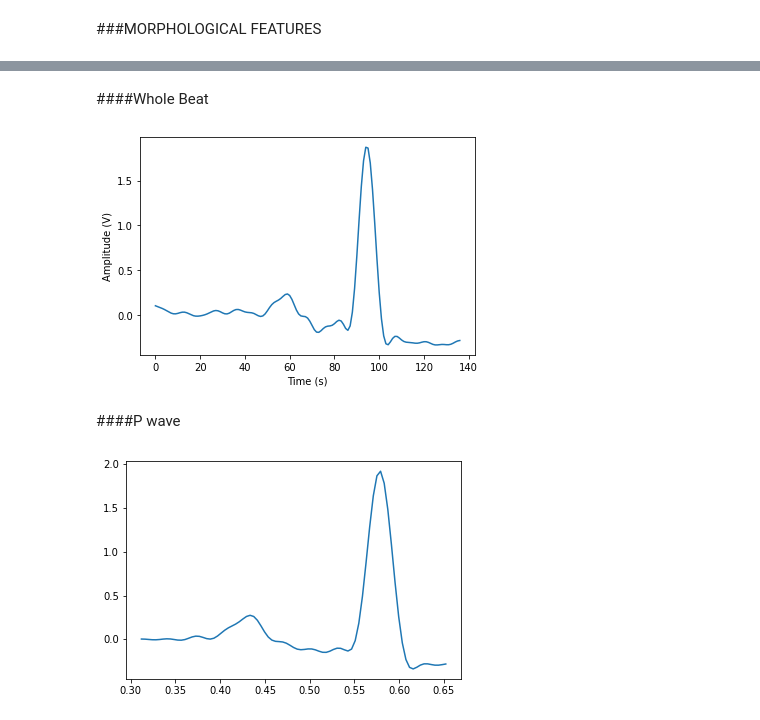
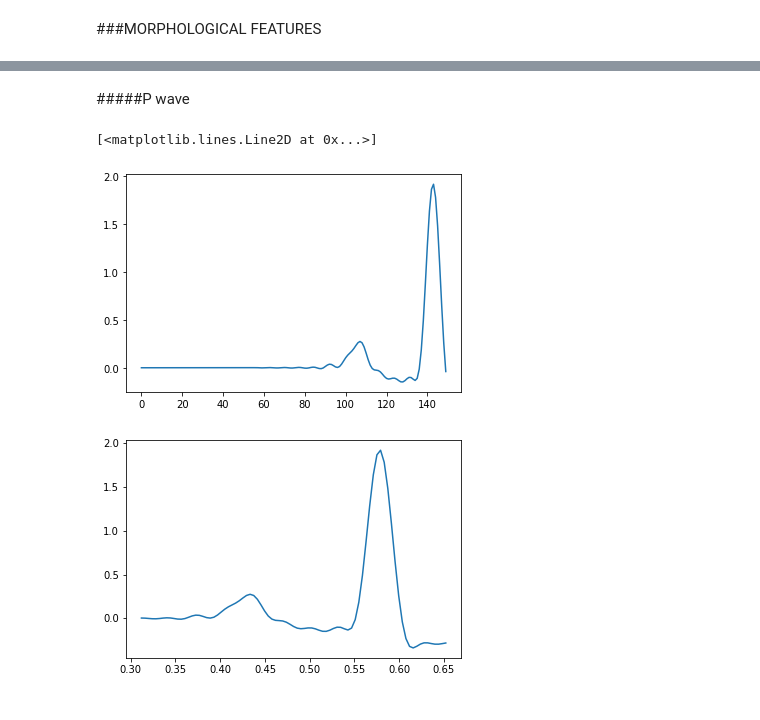
Before and after one commit to alice202122/AI_PROJECT, a Jupyter notebook: AI_Assignment.ipynb, the cells around one changed output, grey strips where cells are left out. Drawn from its saved outputs; the diff is of its cells as text; code cells hidden in the pictures.

```diff
--- a/AI_Assignment.ipynb
+++ b/AI_Assignment.ipynb
@@ -528 +576,12 @@ rpks_tr = np.vstack(rpks_tr)
+# %% [markdown]
+#####P wave
+# %%
+wnwst_t = 0.3
+wnwend_t = 0.25
+wnwst_smp = round(wnwst_t*fs)
+wnwend_smp = round(wnwend_t*fs)
+plot(ECGsupblr_filt[0][0][76-wnwst_smp:76+wnwst_smp])
+# %% [output]
+[<matplotlib.lines.Line2D at 0x...>]
+[figure, added]
 # %%
@@ -541,19 +602,4 @@ def extractor(wnwst_smp, wnwend_smp):
   return extractions
-# %% [markdown]
-####Whole Beat
-# %%
-wnwst_t = 0.3
-wnwend_t = 0.25
-beats = extractor(wnwst_t, wnwend_t)
-n_beat = 3
-plot(beats[n_beat][2])
-xlabel('Time (s)')
-ylabel('Amplitude (V)')
-show()
-# %% [output]
-[figure, removed]
-# %% [markdown]
-####P wave
 # %%
 wnwst_t = 0.3
 wnwend_t = 0.04
```
Also changed, not shown: parts of 14 cells of this notebook.
